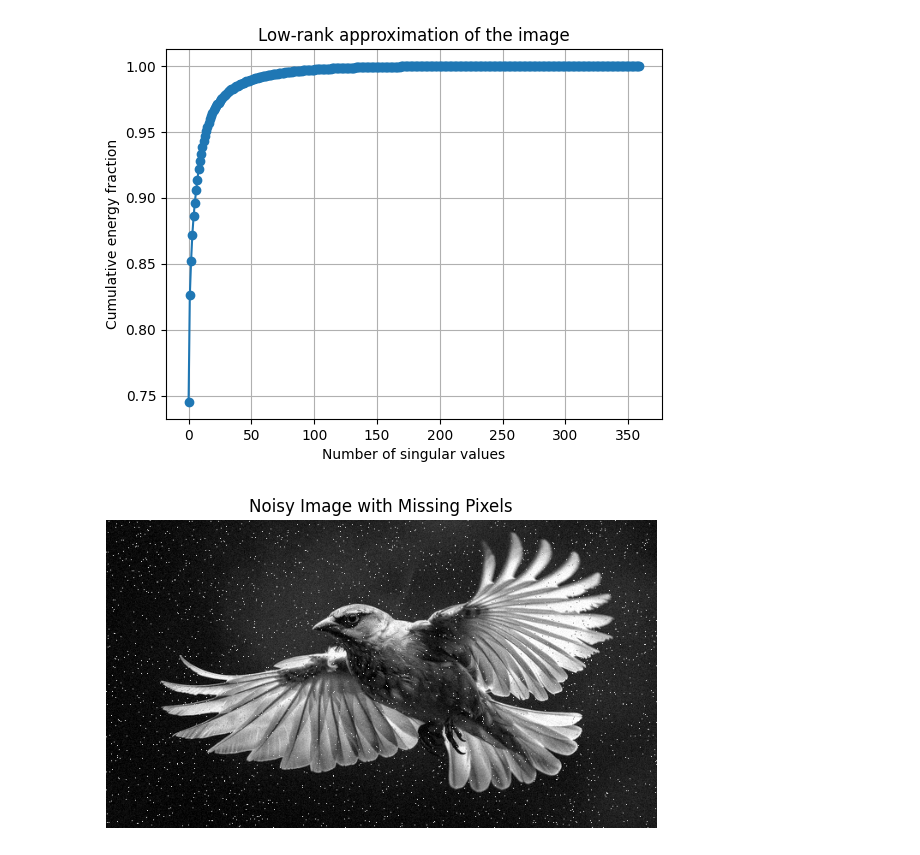
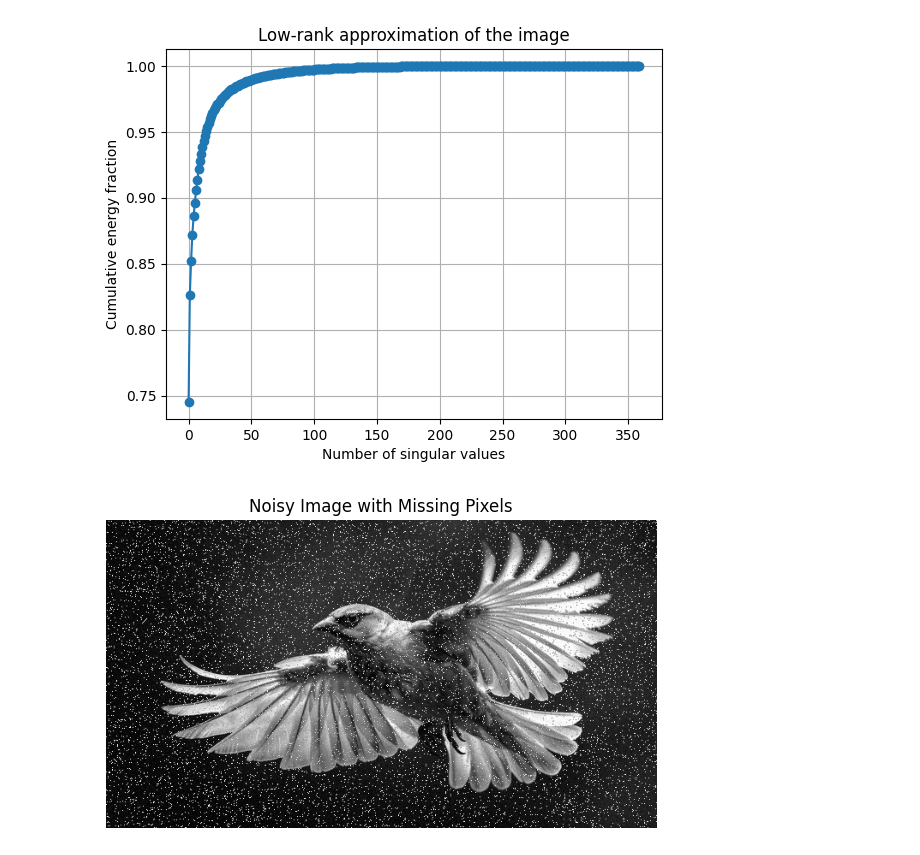
Before and after one commit to a-bordbar/een_project3, a Jupyter notebook: notebook.ipynb, the cells around one changed output. Drawn from its saved outputs; the diff is of its cells as text; code cells hidden in the pictures.

```diff
--- a/notebook.ipynb
+++ b/notebook.ipynb
@@ -44,16 +50,16 @@ plt.show()
 [figure]
 # %%
 # Apply noise and introduce missing values
-img_noisy, mask = add_noise_and_missing(img, missing_fraction=0.01, snr_db=20, random_state=42)
+img_noisy, mask = add_noise_and_missing(img, missing_fraction=0.05, snr_db=20, random_state=42)
 
 # Show result
 plt.figure(figsize=(8,4))
 plt.imshow(img_noisy, cmap='gray')
 plt.title("Noisy Image with Missing Pixels")
 plt.axis('off')
 plt.show()
 # %% [output]
-[figure, old version]
+[figure, new version]
 # %%
 lambda_values = np.linspace(0,10, 10)
 
```
Also changed, not shown: parts of 3 cells of this notebook.
